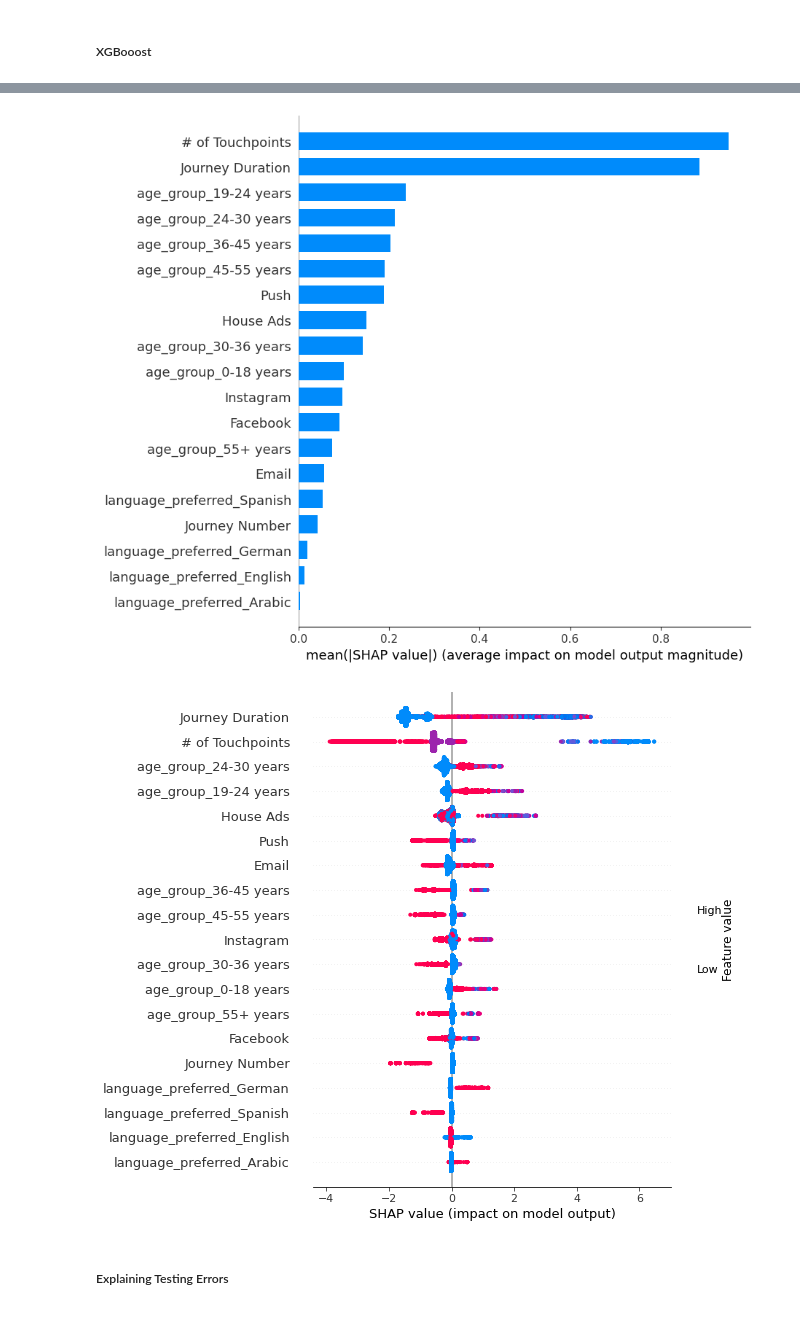
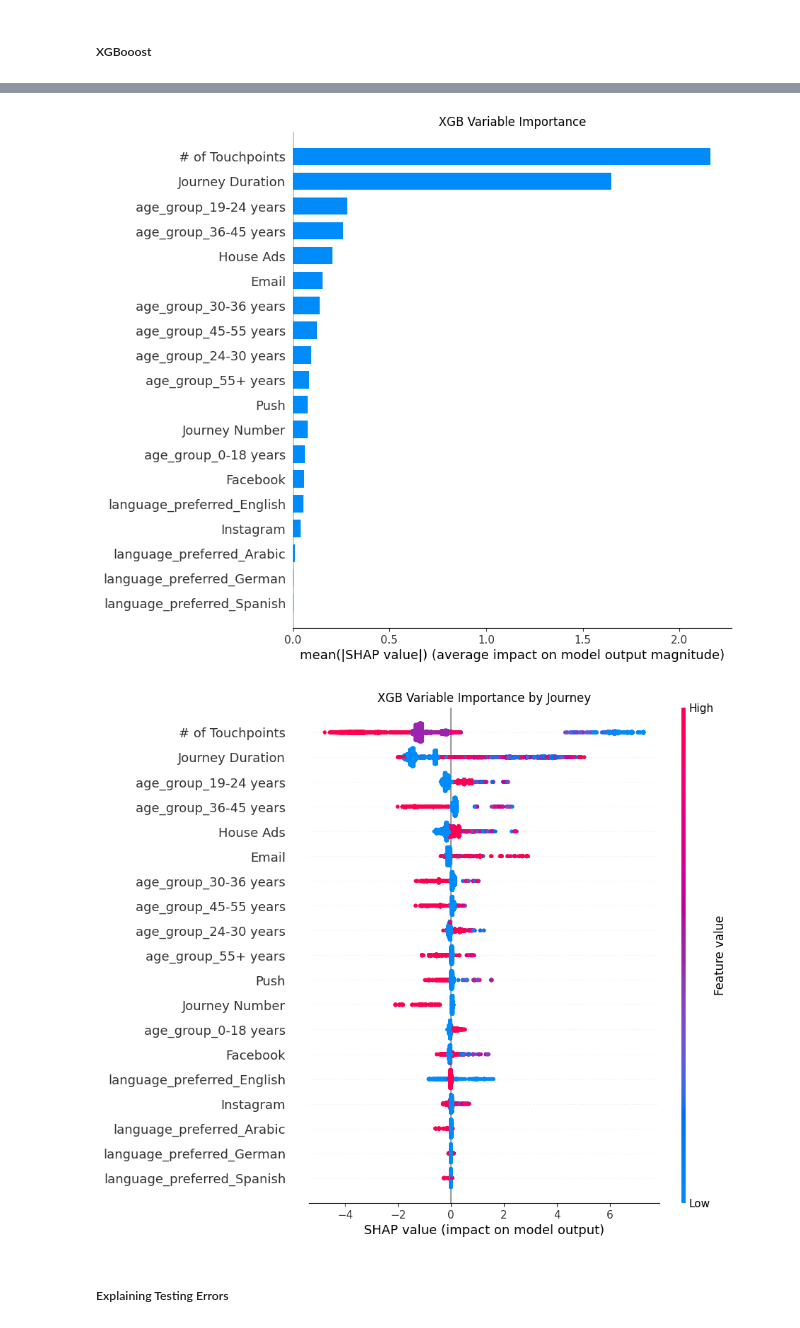
Before and after one commit to kevintunney/ISyE7406-GroupProject, a Jupyter notebook: data/notebook_mark_xgb_only.ipynb, the cells around one changed output, grey strips where cells are left out. Cells and saved outputs as stored; diff of their text form; code cells hidden in the pictures.

Commit message:
adjusted xgb shap plots to include all the data and share the same base

```diff
--- a/data/notebook_mark_xgb_only.ipynb
+++ b/data/notebook_mark_xgb_only.ipynb
@@ -87,6 +88,9 @@ param_grid = {
         'colsample_bytree': [0.6, 0.8, 1.0],
         'max_depth': [3, 4, 5]
         }
+# %%
+param_grid = {
+        }
 # %%
 #reduced from n_estimates = 600 to 200 to try and speed up training time
 xgb = XGBClassifier(learning_rate=0.02, n_estimators=600, objective='binary:logistic',
@@ -132,6 +127,6 @@ show_model_output(grid_search_output= grid_search_xgb, num_to_show=10)
 import shap
 model3 = grid_search_xgb.best_estimator_.fit(X_train, y_train)
 explainer = shap.Explainer(model3, X_train)
-shap_values = explainer.shap_values(X_train)
+shap_values = explainer(X_train)
 # %% [output]
 The use of label encoder in XGBClassifier is deprecated and will be removed in a future release. To remove this warning, do the following: 1) Pass option use_label_encoder=False when constructing XGBC ...
@@ -184,13 +173,16 @@ Int64Index([  47,   48,  157,  198,  200,  225,  275,  333,  392,  408,  497,
 # %%
 plt.style.use('default')
 shap.summary_plot(shap_values, X_train, plot_type="bar", show=False)
-plt.savefig('xgb.png')
+plt.title('XGB Variable Importance')
+plt.show()
 # %% [output]
-[figure, old version]
+[figure, new version]
 # %%
-shap.summary_plot(shap_values, X_train, plot_type="dot", class_names=model3.classes_)
+shap.summary_plot(shap_values, X_train, plot_type="dot", class_names=model3.classes_, show = False)
+plt.title('XGB Variable Importance by Journey')
+plt.show()
 # %% [output]
-[figure, old version]
+[figure, new version]
 # %% [markdown]
 ##### Explaining Testing Errors
 # %%
```
Also changed, not shown: parts of 26 cells of this notebook, 8 other files.
